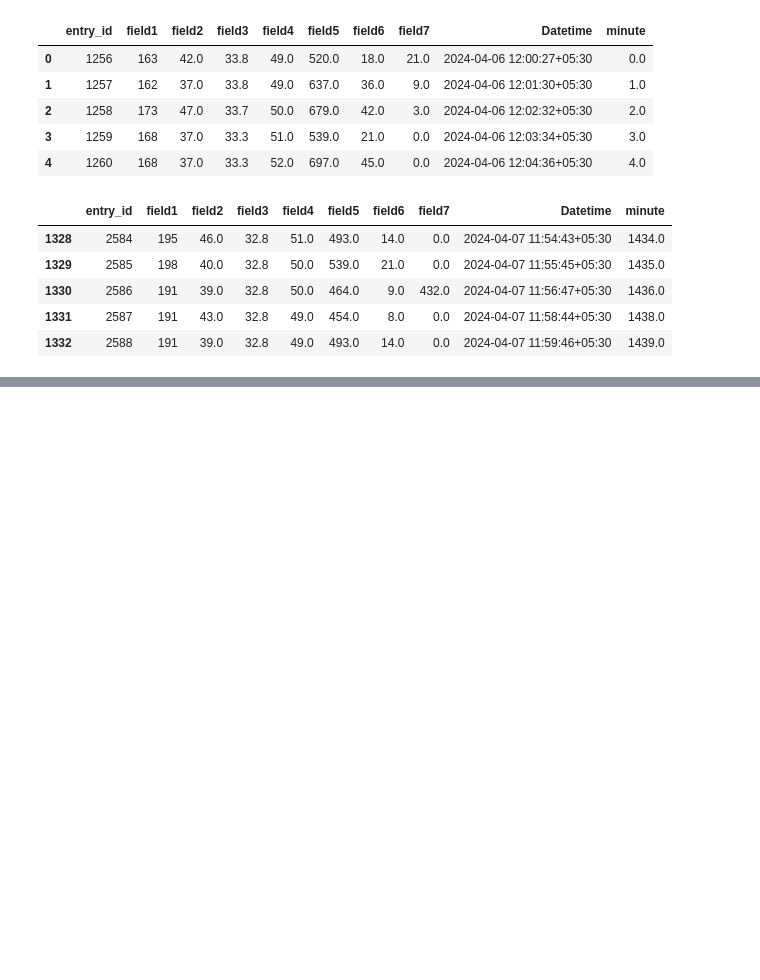
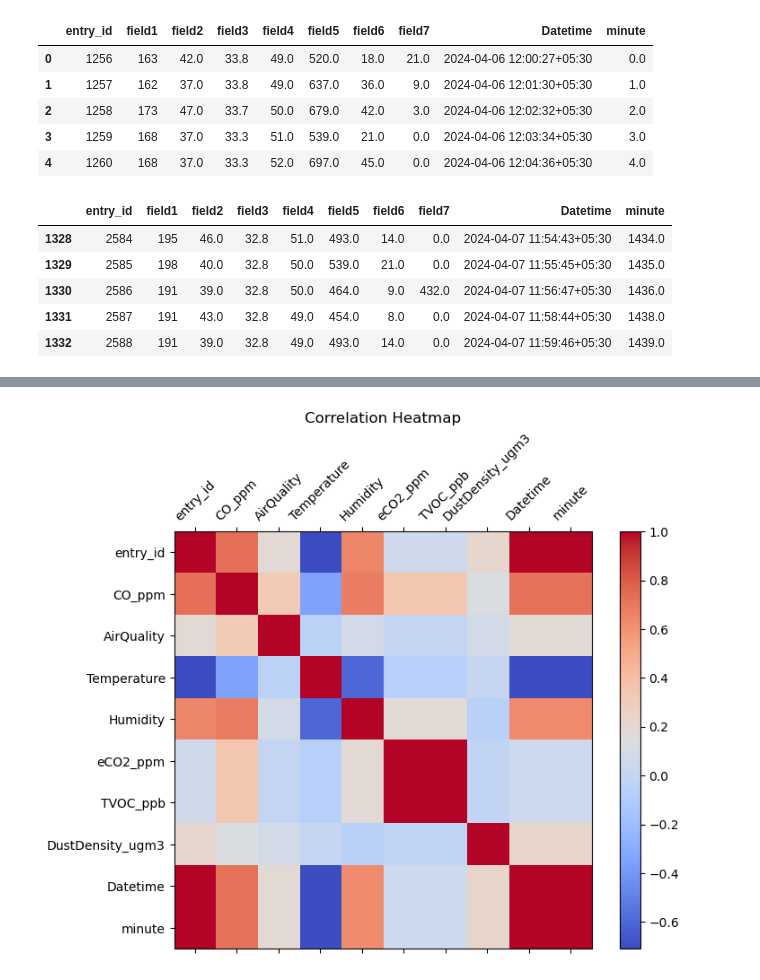
Before and after one commit to zacharyartman/aai530-group1, a Jupyter notebook: main.ipynb, the cells around one changed output, grey strips where cells are left out. Drawn from its saved outputs; the diff is of its cells as text; code cells hidden in the pictures; blank space fills up the shorter version.

```diff
--- a/main.ipynb
+++ b/main.ipynb
@@ -122,0 +196,13 @@ df.tail()
+# %%
+corr_matrix = df.corr()
+
+# Plot correlation heatmap
+plt.figure(figsize=(8, 6))
+plt.matshow(corr_matrix, cmap='coolwarm', fignum=1)
+plt.colorbar()
+plt.xticks(range(len(corr_matrix.columns)), corr_matrix.columns, rotation=45)
+plt.yticks(range(len(corr_matrix.columns)), corr_matrix.columns)
+plt.title('Correlation Heatmap')
+plt.show()
+# %% [output]
+[figure, added]
```
Also changed, not shown: parts of 7 cells of this notebook.
